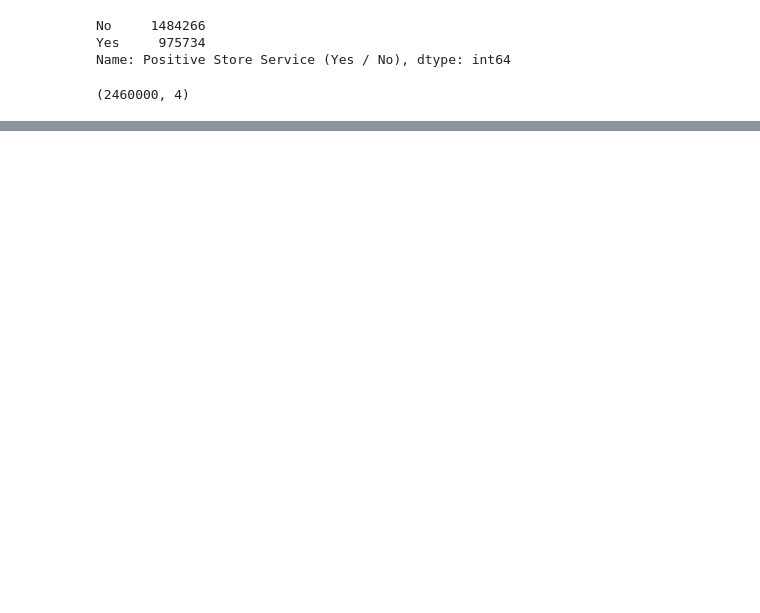
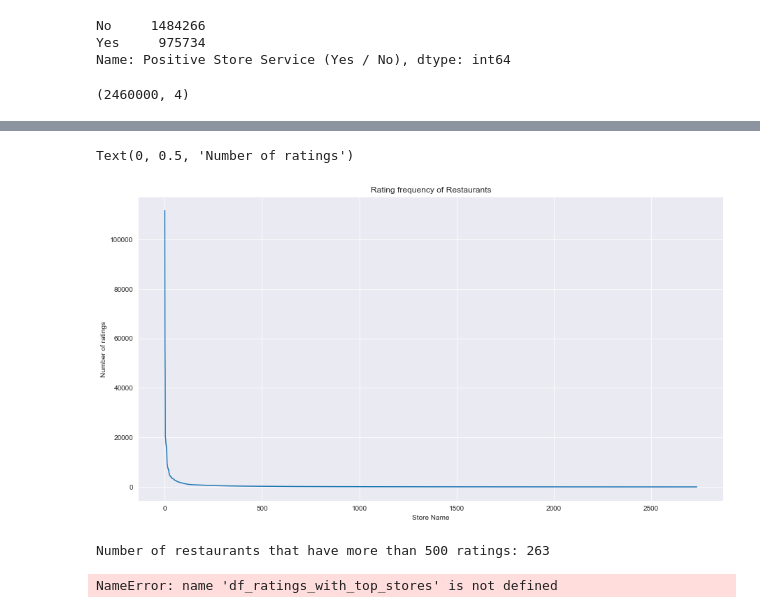
Before and after one commit to nathygonzalez/PR08-final-project-recommendation-system, a Jupyter notebook: Data Exploration.ipynb, the cells around one changed output, grey strips where cells are left out. Cells and saved outputs as stored; diff of their text form; code cells hidden in the pictures; blank space fills up the shorter version.

```diff
--- a/Data Exploration.ipynb
+++ b/Data Exploration.ipynb
@@ -189,0 +230,3 @@ df1.shape
+# %%
+# Renaming the column
+df1.rename(columns = {'Positive Store Service (Yes / No)':'rating'}, inplace = True)
@@ -189,0 +270,4 @@ df1.shape
+# %%
+# Filtering the Dataset to see only restaurants with a Positive rating
+rating_yes = df1[df1['rating']=='Yes']
+rating_yes
@@ -189,0 +323,16 @@ df1.shape
+# %%
+yes = rating_yes[['Store Name','ID']].groupby(['Store Name']).agg(['count']).sort_values(('ID','count'),ascending=False)
+plt.figure(figsize=(15,8))
+sns.set_style("darkgrid")
+sns.lineplot(data=yes[('ID', 'count')].values)
+plt.title("Rating frequency of Restaurants")
+plt.xlabel("Store Name")
+plt.ylabel("Number of ratings")
+# %% [output]
+Text(0, 0.5, 'Number of ratings')
+[figure, added]
+# %%
+min_ratings = 500
+print("Number of restaurants that have more than {} ratings: {}".format(min_ratings, len(yes[yes[('ID', 'count')]>=min_ratings])))
+# %% [output]
+Number of restaurants that have more than 500 ratings: 263
@@ -189,0 +347,4 @@ df1.shape
+# %%
+df_matrix = df_ratings_with_top_stores[df_ratings_with_top_stores['ID'].isin(top_rating_users)]
+# %% [output]
+NameError: name 'df_ratings_with_top_stores' is not defined
```
Also changed, not shown: parts of 27 cells of this notebook.
